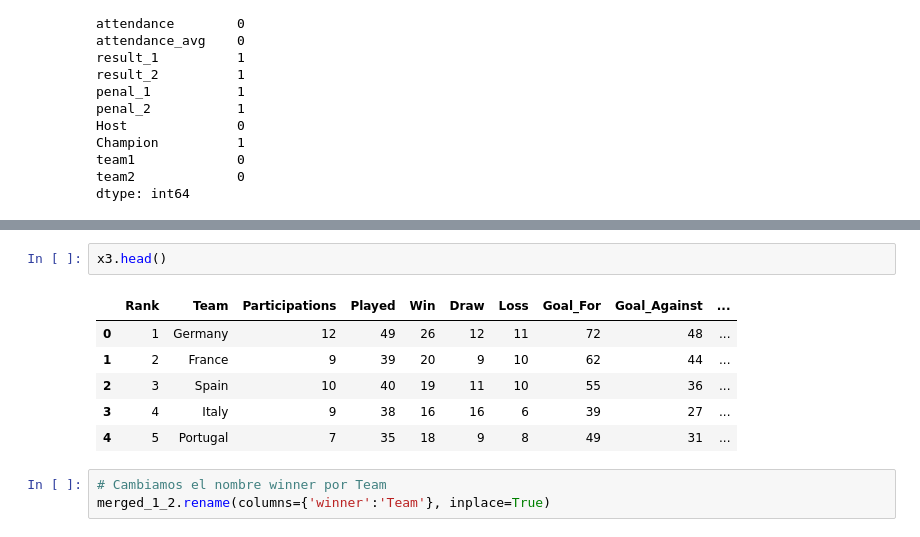
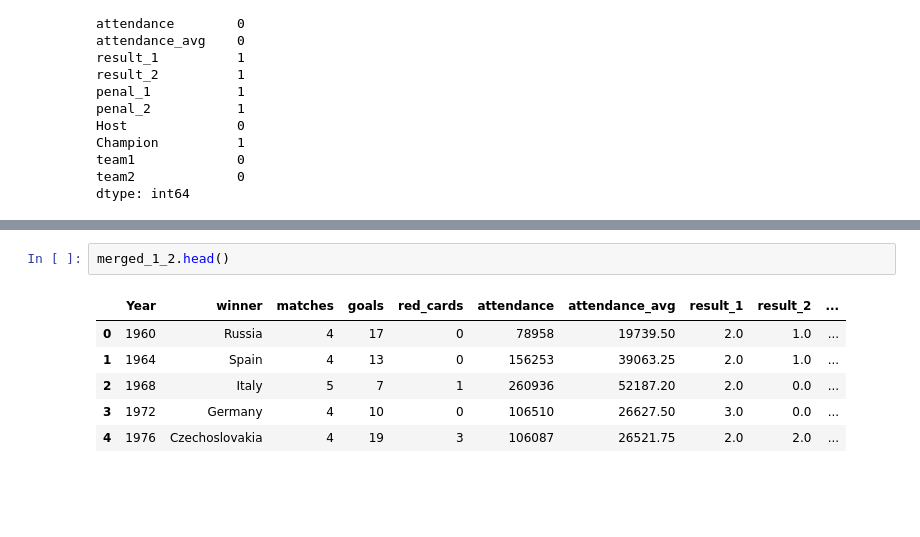
Before and after one commit to FrankRomeroT/H-bito, a Jupyter notebook: Dia 7/euro_champion.ipynb, the cells around one changed output, grey strips where cells are left out. Cells and saved outputs as stored; diff of their text form; blank space fills up the shorter version.

```diff
--- a/Dia 7/euro_champion.ipynb
+++ b/Dia 7/euro_champion.ipynb
@@ -165,12 +206,9 @@ dtype: int64
 # %%
-x3.head()
+merged_1_2.head()
 # %% [output]
-|  | Rank | Team | Participations | Played | Win | Draw | Loss | Goal_For | Goal_Against | ... |
-| 0 | 1 | Germany | 12 | 49 | 26 | 12 | 11 | 72 | 48 | ... |
-| 1 | 2 | France | 9 | 39 | 20 | 9 | 10 | 62 | 44 | ... |
-| 2 | 3 | Spain | 10 | 40 | 19 | 11 | 10 | 55 | 36 | ... |
-| 3 | 4 | Italy | 9 | 38 | 16 | 16 | 6 | 39 | 27 | ... |
-| 4 | 5 | Portugal | 7 | 35 | 18 | 9 | 8 | 49 | 31 | ... |
+|  | Year | winner | matches | goals | red_cards | attendance | attendance_avg | result_1 | result_2 | ... |
+| 0 | 1960 | Russia | 4 | 17 | 0 | 78958 | 19739.50 | 2.0 | 1.0 | ... |
+| 1 | 1964 | Spain | 4 | 13 | 0 | 156253 | 39063.25 | 2.0 | 1.0 | ... |
+| 2 | 1968 | Italy | 5 | 7 | 1 | 260936 | 52187.20 | 2.0 | 0.0 | ... |
+| 3 | 1972 | Germany | 4 | 10 | 0 | 106510 | 26627.50 | 3.0 | 0.0 | ... |
+| 4 | 1976 | Czechoslovakia | 4 | 19 | 3 | 106087 | 26521.75 | 2.0 | 2.0 | ... |
-# %%
-# Cambiamos el nombre winner por Team
-merged_1_2.rename(columns={'winner':'Team'}, inplace=True)
```
Also changed, not shown: parts of 13 cells of this notebook, 5 other files.
